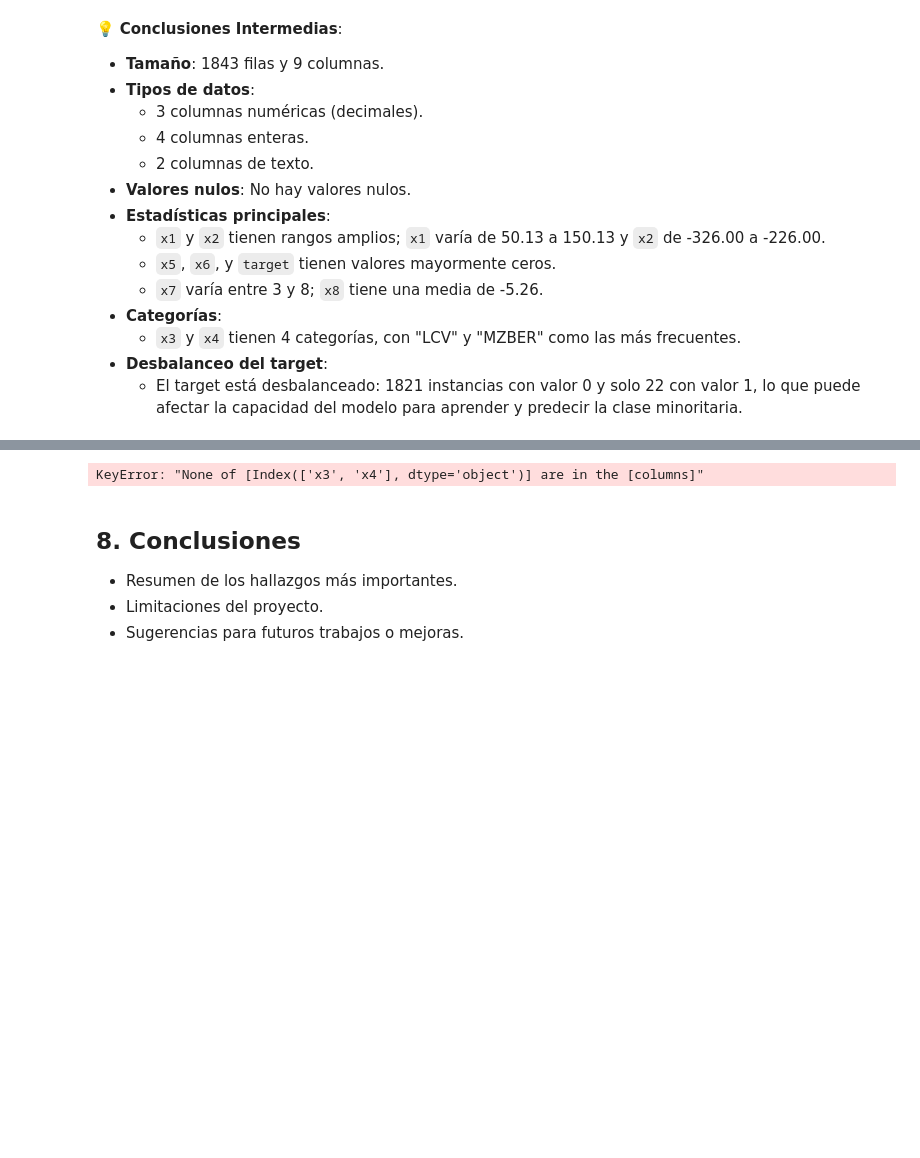
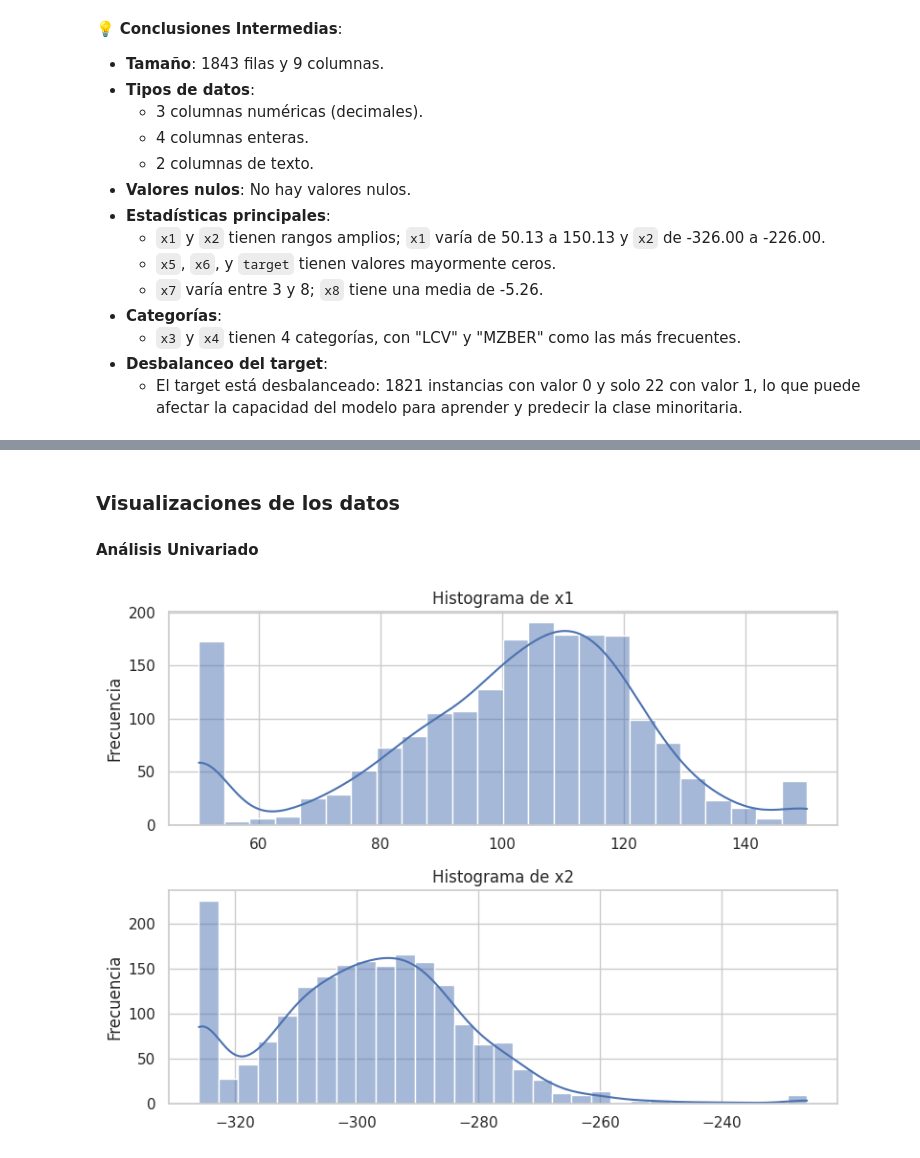
Before and after one commit to vcanalesp/ds_caja_andes, a Jupyter notebook: code/solution.ipynb, the cells around one changed output, grey strips where cells are left out. Saved outputs shown, nothing was run; the diff lists cells and outputs as text; code cells hidden in the pictures; blank space fills up the shorter version.

```diff
--- a/code/solution.ipynb
+++ b/code/solution.ipynb
@@ -169,6 +159,0 @@ dtype: int64
-# %%
-# Analisis univariado
-
-for col in df.columns:
-  print(col)
-  print(df[col].value_counts().sort_index())
@@ -598,3 +159,0 @@ ZUQF      5.0  0.000000  0.000000  0.0  0.0  0.0  0.0  0.0
-# %%
-# Convertir variables categóricas a numéricas utilizando One-Hot Encoding
-df = pd.get_dummies(df, columns=['x3', 'x4'])
@@ -633,15 +159,0 @@ df
-# %%
-import pandas as pd
-import time
-from sklearn.model_selection import train_test_split
-from sklearn.ensemble import RandomForestClassifier
-from sklearn.neighbors import KNeighborsClassifier
-from sklearn.metrics import accuracy_score, precision_score, recall_score, f1_score, roc_auc_score, confusion_matrix
-from lightgbm import LGBMClassifier
-import seaborn as sns
-import matplotlib.pyplot as plt
-
-# Convertir variables categóricas a numéricas utilizando One-Hot Encoding
-df = pd.get_dummies(df, columns=['x3', 'x4'])
-# %% [output]
-KeyError: "None of [Index(['x3', 'x4'], dtype='object')] are in the [columns]"
@@ -730,6 +160,28 @@ results_df
-# %% [markdown]
-
-## 8. Conclusiones
-- Resumen de los hallazgos más importantes.
-- Limitaciones del proyecto.
-- Sugerencias para futuros trabajos o mejoras.
+# %% [markdown]
+### Visualizaciones de los datos
+
+#### Análisis Univariado
+# %%
+# Definir las columnas numéricas (float)
+columnas_numericas = ['x1', 'x2']
+
+# Configurar el estilo de Seaborn
+sns.set_theme(style="whitegrid")
+
+# Crear una figura con subgráficas
+fig, axes = plt.subplots(nrows=len(columnas_numericas), ncols=1, figsize=(8, 6))
+
+# Crear un histograma para cada columna numérica
+for i, col in enumerate(columnas_numericas):
+    sns.histplot(data=df, x=col, ax=axes[i], kde=True)
+    axes[i].set_title(f'Histograma de {col}')
+    axes[i].set_xlabel('')
+    axes[i].set_ylabel('Frecuencia')
+
+# Ajustar el diseño para que no se superpongan los gráficos
+plt.tight_layout()
+
+# Mostrar los gráficos
+plt.show()
+# %% [output]
+[figure, added]
```
Also changed, not shown: parts of 70 cells of this notebook.
